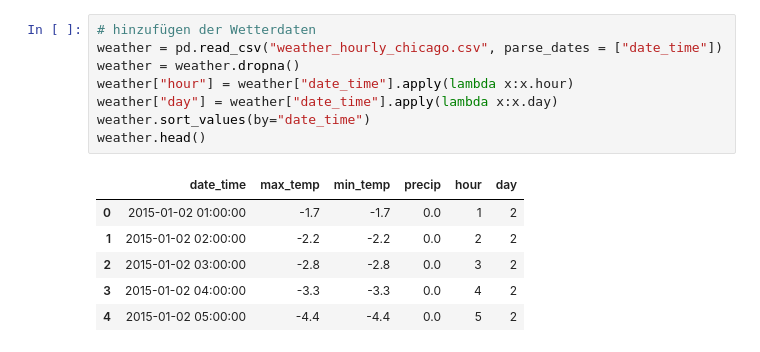
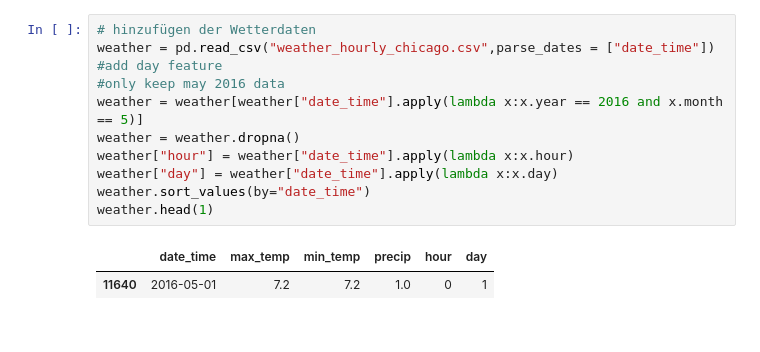
Before and after one commit to agruenb/PrescriptiveStruggle_BikeSharing, a Jupyter notebook: LeaWorkspace/Prediction_Tree.ipynb, the cells around one changed output. Drawn from its saved outputs; the diff is of its cells as text.

```diff
--- a/LeaWorkspace/Prediction_Tree.ipynb
+++ b/LeaWorkspace/Prediction_Tree.ipynb
@@ -49,15 +48,14 @@ chicago.head()
 # %%
 # hinzufügen der Wetterdaten
-weather = pd.read_csv("weather_hourly_chicago.csv", parse_dates = ["date_time"])
+weather = pd.read_csv("weather_hourly_chicago.csv",parse_dates = ["date_time"])
+#add day feature
+#only keep may 2016 data
+weather = weather[weather["date_time"].apply(lambda x:x.year == 2016 and x.month == 5)]
 weather = weather.dropna()
 weather["hour"] = weather["date_time"].apply(lambda x:x.hour)
 weather["day"] = weather["date_time"].apply(lambda x:x.day)
 weather.sort_values(by="date_time")
-weather.head()
+weather.head(1)
 # %% [output]
 |  | date_time | max_temp | min_temp | precip | hour | day |
-| 0 | 2015-01-02 01:00:00 | -1.7 | -1.7 | 0.0 | 1 | 2 |
-| 1 | 2015-01-02 02:00:00 | -2.2 | -2.2 | 0.0 | 2 | 2 |
-| 2 | 2015-01-02 03:00:00 | -2.8 | -2.8 | 0.0 | 3 | 2 |
-| 3 | 2015-01-02 04:00:00 | -3.3 | -3.3 | 0.0 | 4 | 2 |
-| 4 | 2015-01-02 05:00:00 | -4.4 | -4.4 | 0.0 | 5 | 2 |
+| 11640 | 2016-05-01 | 7.2 | 7.2 | 1.0 | 0 | 1 |
```
Also changed, not shown: parts of 15 cells of this notebook, 1 other file.
